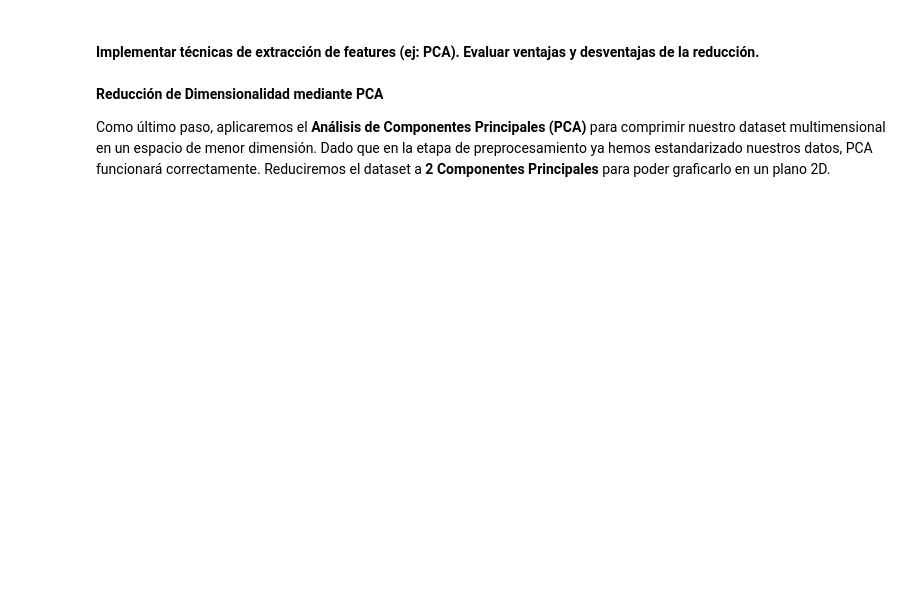
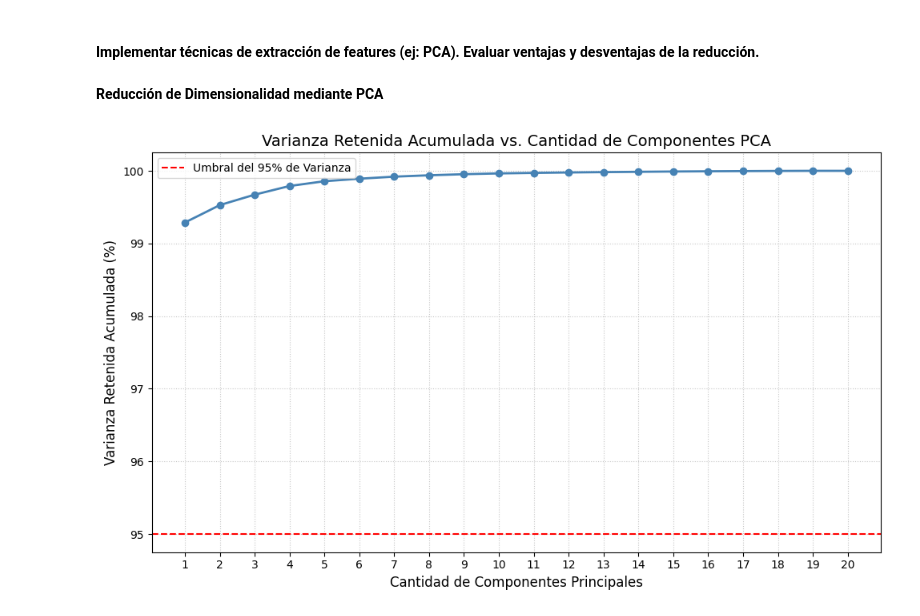
Before and after one commit to jbmild/ceia-add, a Jupyter notebook: tp.ipynb, the cells around one changed output. Saved outputs shown, nothing was run; the diff lists cells and outputs as text; code cells hidden in the pictures; blank space fills up the shorter version.

```diff
--- a/tp.ipynb
+++ b/tp.ipynb
@@ -801,5 +801,45 @@ Top 10 Features seleccionados ordenados por poder predictivo:
 #### Implementar técnicas de extracción de features (ej: PCA). Evaluar ventajas y desventajas de la reducción.
 # %% [markdown]
 **Reducción de Dimensionalidad mediante PCA**
-
-Como último paso, aplicaremos el **Análisis de Componentes Principales (PCA)** para comprimir nuestro dataset multimensional en un espacio de menor dimensión. Dado que en la etapa de preprocesamiento ya hemos estandarizado nuestros datos, PCA funcionará correctamente. Reduciremos el dataset a **2 Componentes Principales** para poder graficarlo en un plano 2D.
+# %%
+import numpy as np
+from sklearn.decomposition import PCA
+import matplotlib.pyplot as plt
+
+# 1. Entrenamos un PCA "completo" (sin limitar los componentes) para ver todo el panorama
+pca_full = PCA(random_state=42)
+pca_full.fit(X_train_bal) # Usamos tu dataset balanceado
+
+# 2. Calculamos la varianza retenida acumulada sumando los ratios de cada componente
+varianza_acumulada = np.cumsum(pca_full.explained_variance_ratio_) * 100
+
+# 3. Armamos el gráfico
+plt.figure(figsize=(10, 6))
+
+# Graficamos la línea: Eje X (Cantidad de componentes del 1 al total), Eje Y (Varianza acumulada)
+plt.plot(
+    range(1, len(varianza_acumulada) + 1),
+    varianza_acumulada,
+    marker='o',
+    linestyle='-',
+    color='steelblue',
+    linewidth=2
+)
+
+# Línea de referencia estética para marcar el umbral de "excelencia" (95% de información)
+plt.axhline(y=95, color='red', linestyle='--', label='Umbral del 95% de Varianza')
+
+# Títulos y etiquetas
+plt.title('Varianza Retenida Acumulada vs. Cantidad de Componentes PCA', fontsize=14)
+plt.xlabel('Cantidad de Componentes Principales', fontsize=12)
+plt.ylabel('Varianza Retenida Acumulada (%)', fontsize=12)
+
+# Ajustamos la grilla y el eje X para que coincida con los números enteros
+plt.xticks(range(1, len(varianza_acumulada) + 1))
+plt.grid(True, linestyle=':', alpha=0.7)
+plt.legend()
+
+plt.tight_layout()
+plt.show()
+# %% [output]
+[figure, added]
```
Also changed, not shown: parts of 20 cells of this notebook.
